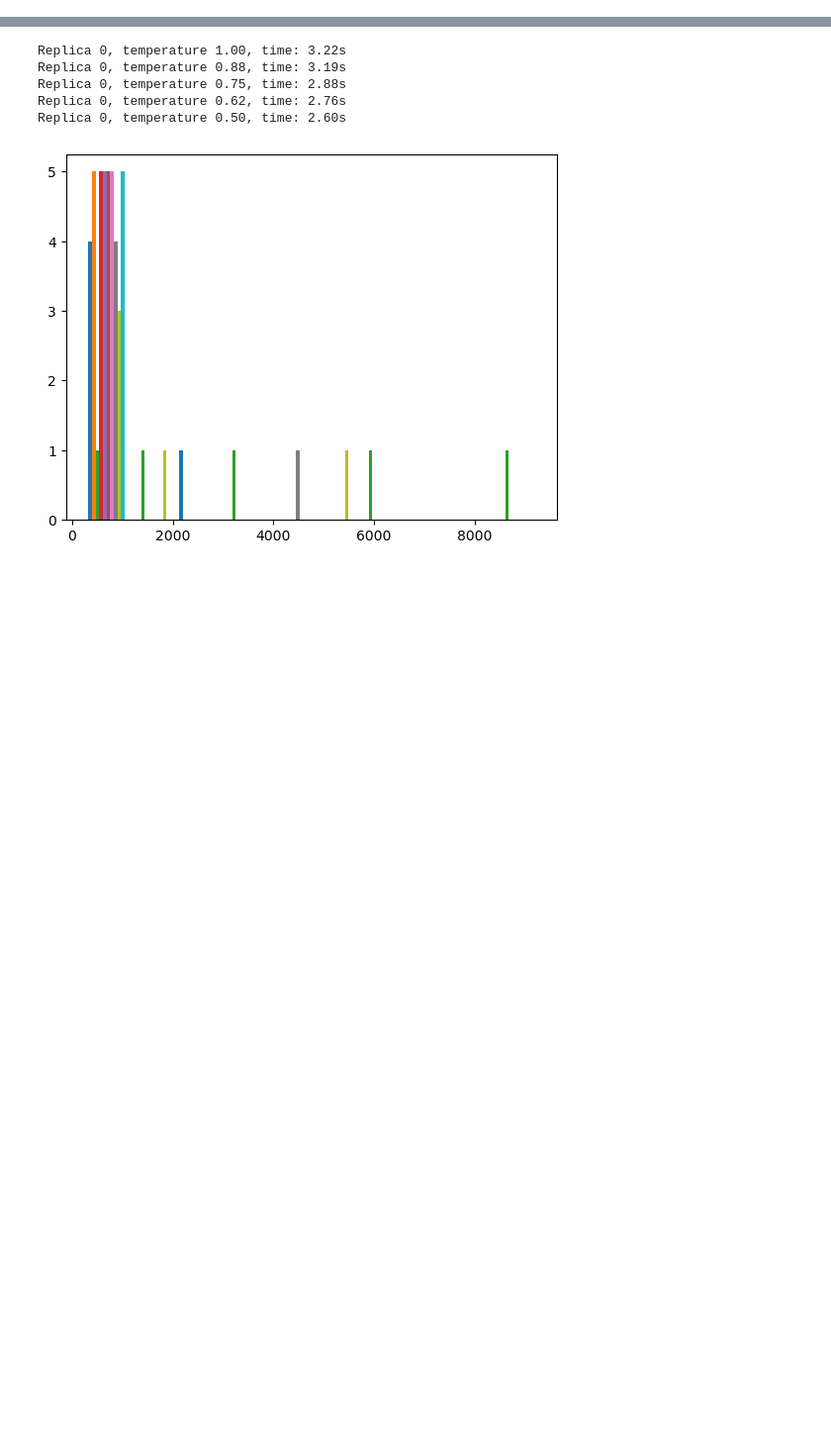
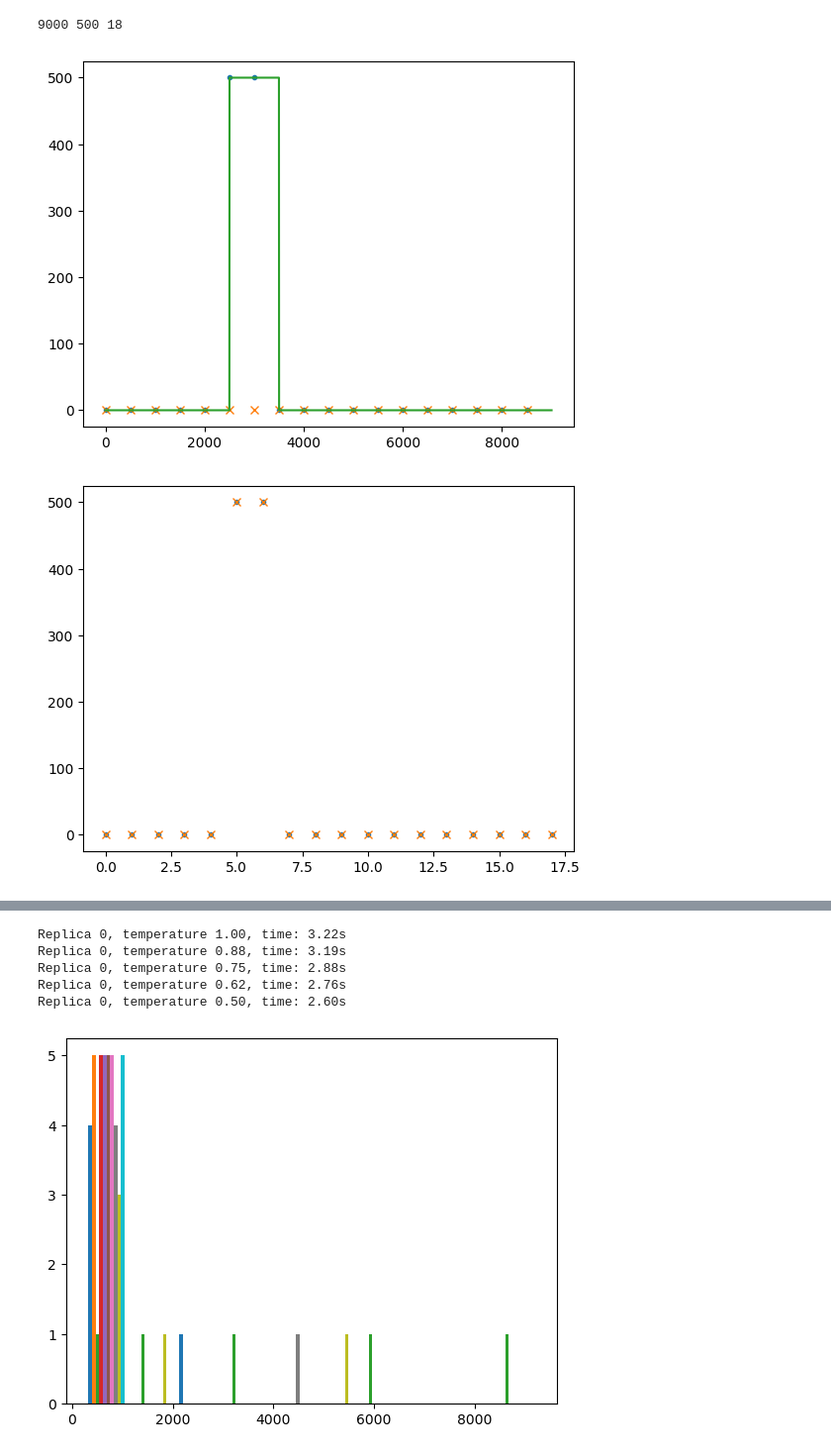
Before and after one commit to j-curtis/spin-glass-noise, a Jupyter notebook: testing.ipynb, the cells around one changed output, grey strips where cells are left out. Shown at 99% size. Drawn from its saved outputs; the diff is of its cells as text; code cells hidden in the pictures; blank space fills up the shorter version.

```diff
--- a/testing.ipynb
+++ b/testing.ipynb
@@ -5,0 +16,25 @@ import time
+# %%
+chop_size = 1000
+data_chopped = data[chop_size:]
+M = 500
+ntimes = len(data_chopped)
+print(ntimes,M,ntimes//M)
+# %% [output]
+9000 500 18
+# %%
+filter_matrix = np.zeros((ntimes,ntimes//M))
+for i in range(filter_matrix.shape[-1]):
+    filter_matrix[(i*M):(i*M +M),i] = 1.
+
+data_filtered = data[chop_size:]@filter_matrix
+# %%
+plt.plot(np.arange(ntimes//M)*M,data_filtered.real ,'.')
+plt.plot(np.arange(ntimes//M)*M,data_filtered.imag ,'x')
+plt.plot(data_chopped*M)
+plt.show()
+plt.plot(data_filtered.real ,'.')
+plt.plot(nm.down_sample(data,chop_size,M) ,'x')
+plt.show()
+# %% [output]
+[figure, added]
+[figure, added]
```
Also changed, not shown: parts of 4 cells of this notebook, 1 other file.
